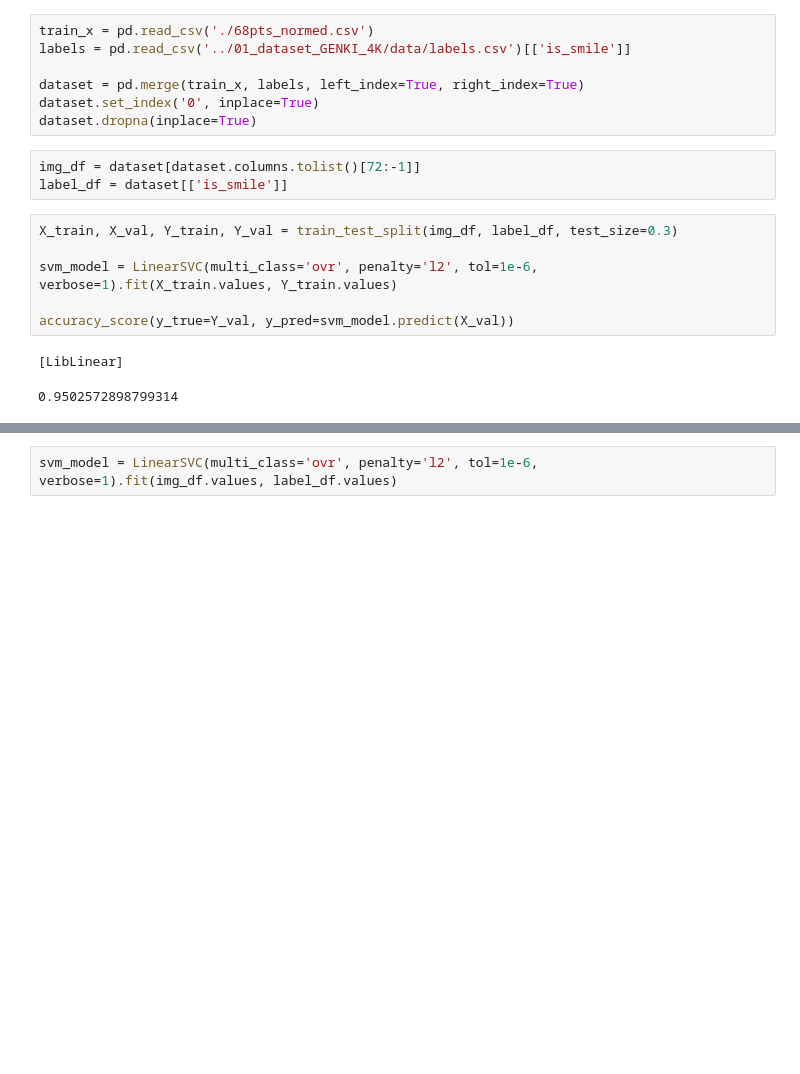
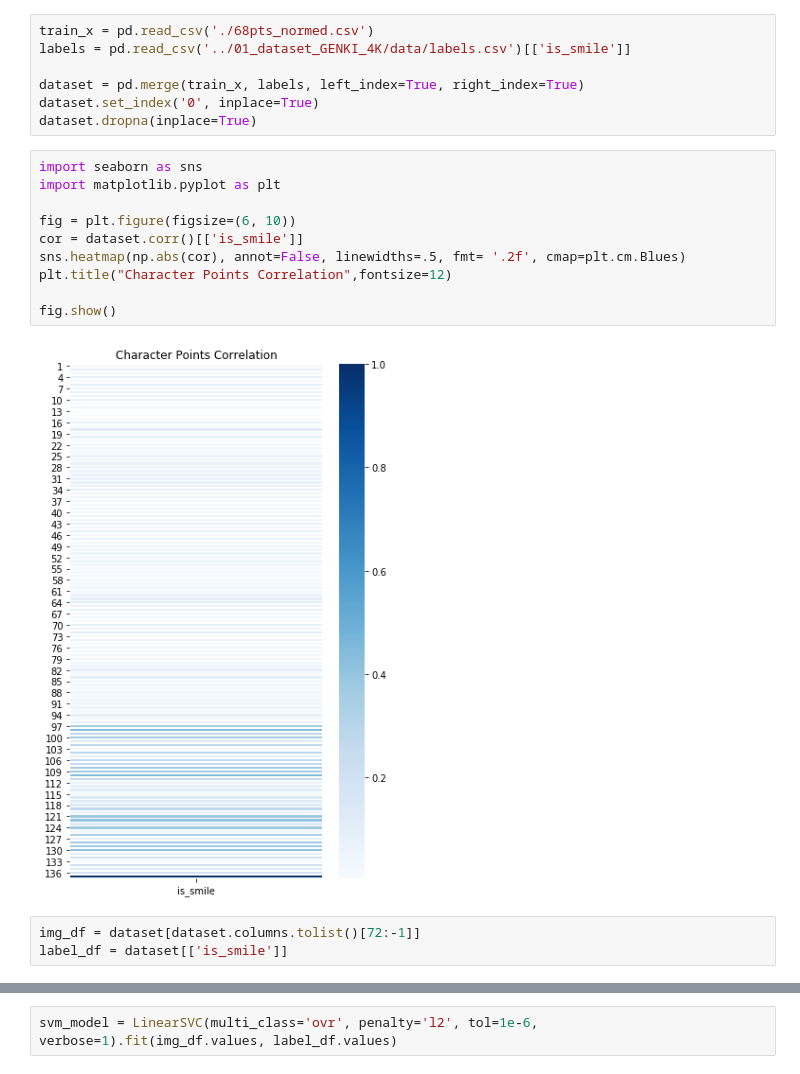
Before and after one commit to cchencool/face_smile_recognization, a Jupyter notebook: 01_code/base_classifications/smile_regconision_68_points.ipynb, the cells around one changed output, grey strips where cells are left out. Drawn from its saved outputs; the diff is of its cells as text; blank space fills up the shorter version.

```diff
--- a/01_code/base_classifications/smile_regconision_68_points.ipynb
+++ b/01_code/base_classifications/smile_regconision_68_points.ipynb
@@ -169,15 +251,18 @@ labels = pd.read_csv('../01_dataset_GENKI_4K/data/labels.csv')[['is_smile']]
 dataset = pd.merge(train_x, labels, left_index=True, right_index=True)
 dataset.set_index('0', inplace=True)
 dataset.dropna(inplace=True)
+# %%
+import seaborn as sns
+import matplotlib.pyplot as plt
+
+fig = plt.figure(figsize=(6, 10))
+cor = dataset.corr()[['is_smile']]
+sns.heatmap(np.abs(cor), annot=False, linewidths=.5, fmt= '.2f', cmap=plt.cm.Blues)
+plt.title("Character Points Correlation",fontsize=12)
+
+fig.show()
+# %% [output]
+[figure, added]
 # %%
 img_df = dataset[dataset.columns.tolist()[72:-1]]
 label_df = dataset[['is_smile']]
-# %%
-X_train, X_val, Y_train, Y_val = train_test_split(img_df, label_df, test_size=0.3)
-
-svm_model = LinearSVC(multi_class='ovr', penalty='l2', tol=1e-6, verbose=1).fit(X_train.values, Y_train.values)
-
-accuracy_score(y_true=Y_val, y_pred=svm_model.predict(X_val))
-# %% [output]
-[LibLinear]
-0.9502572898799314
```
Also changed, not shown: parts of 12 cells of this notebook, 2 other files.
